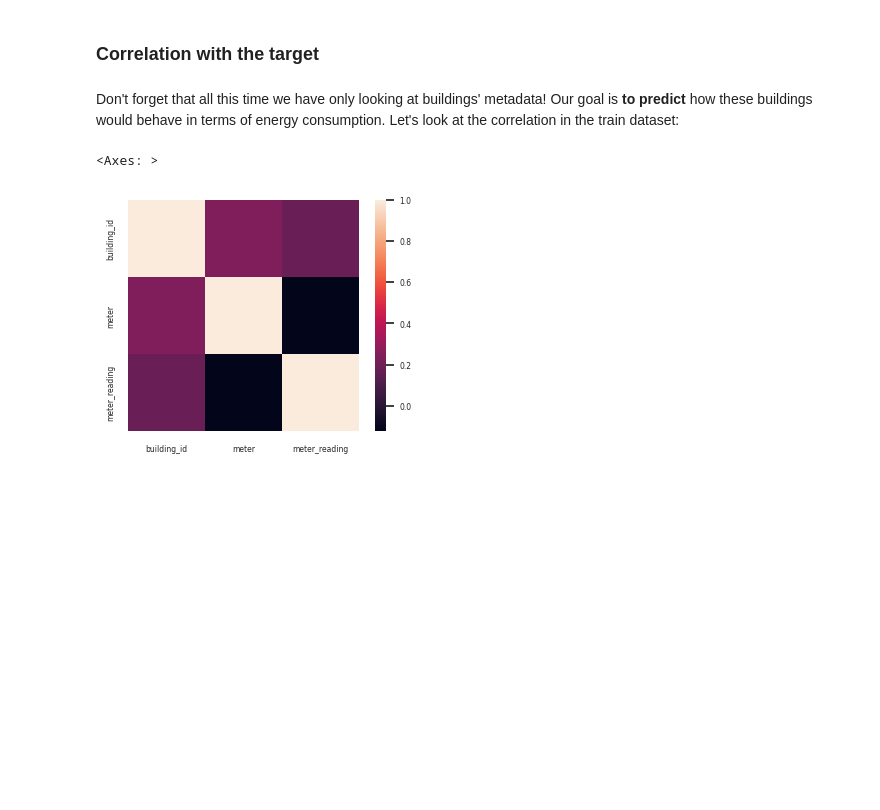
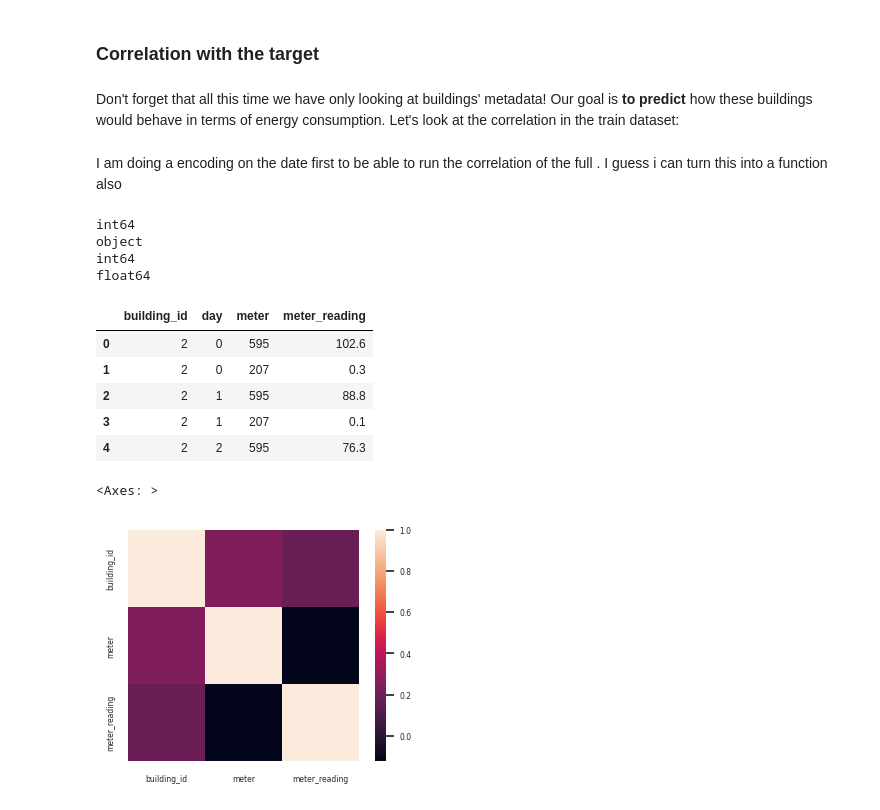
Before and after one commit to DmtrRm/IAAC2024_tutorials, a Jupyter notebook: notebooks/01_data_cleaning.ipynb, the cells around one changed output. Cells and saved outputs as stored; diff of their text form; code cells hidden in the pictures; blank space fills up the shorter version.

```diff
--- a/notebooks/01_data_cleaning.ipynb
+++ b/notebooks/01_data_cleaning.ipynb
@@ -580,6 +587,27 @@ metadata = metadata.drop(columns=columns_to_drop)
 ### Correlation with the target
 # %% [markdown]
 Don't forget that all this time we have only looking at buildings' metadata! Our goal is **to predict** how these buildings would behave in terms of energy consumption. Let's look at the correlation in the train dataset:
+# %% [markdown]
+I am doing a encoding on the date first to be able to run the correlation of the full . I guess i can turn this into a function also
+# %%
+for x in train:
+  y =train[x].dtype
+  print(y)
+# %% [output]
+int64
+object
+int64
+float64
+# %%
+encode_binary_categorical(train)
+train.head()
+# %% [output]
+|  | building_id | day | meter | meter_reading |
+| 0 | 2 | 0 | 595 | 102.6 |
+| 1 | 2 | 0 | 207 | 0.3 |
+| 2 | 2 | 1 | 595 | 88.8 |
+| 3 | 2 | 1 | 207 | 0.1 |
+| 4 | 2 | 2 | 595 | 76.3 |
 # %%
 # graphical settings, optional
 sns.set(font_scale=0.5, rc={'figure.figsize':(4,3)})
```
Also changed, not shown: parts of 15 cells of this notebook.
